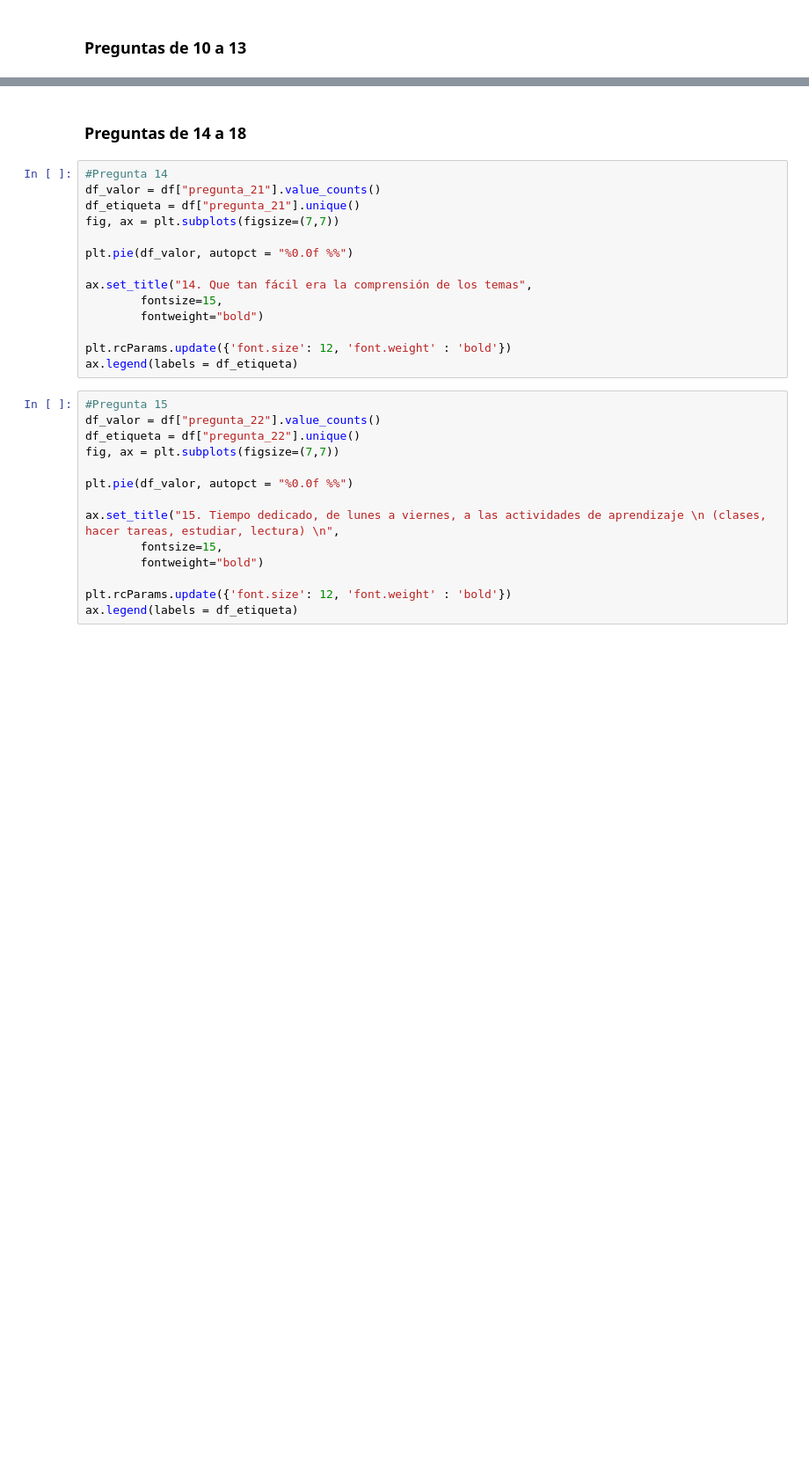
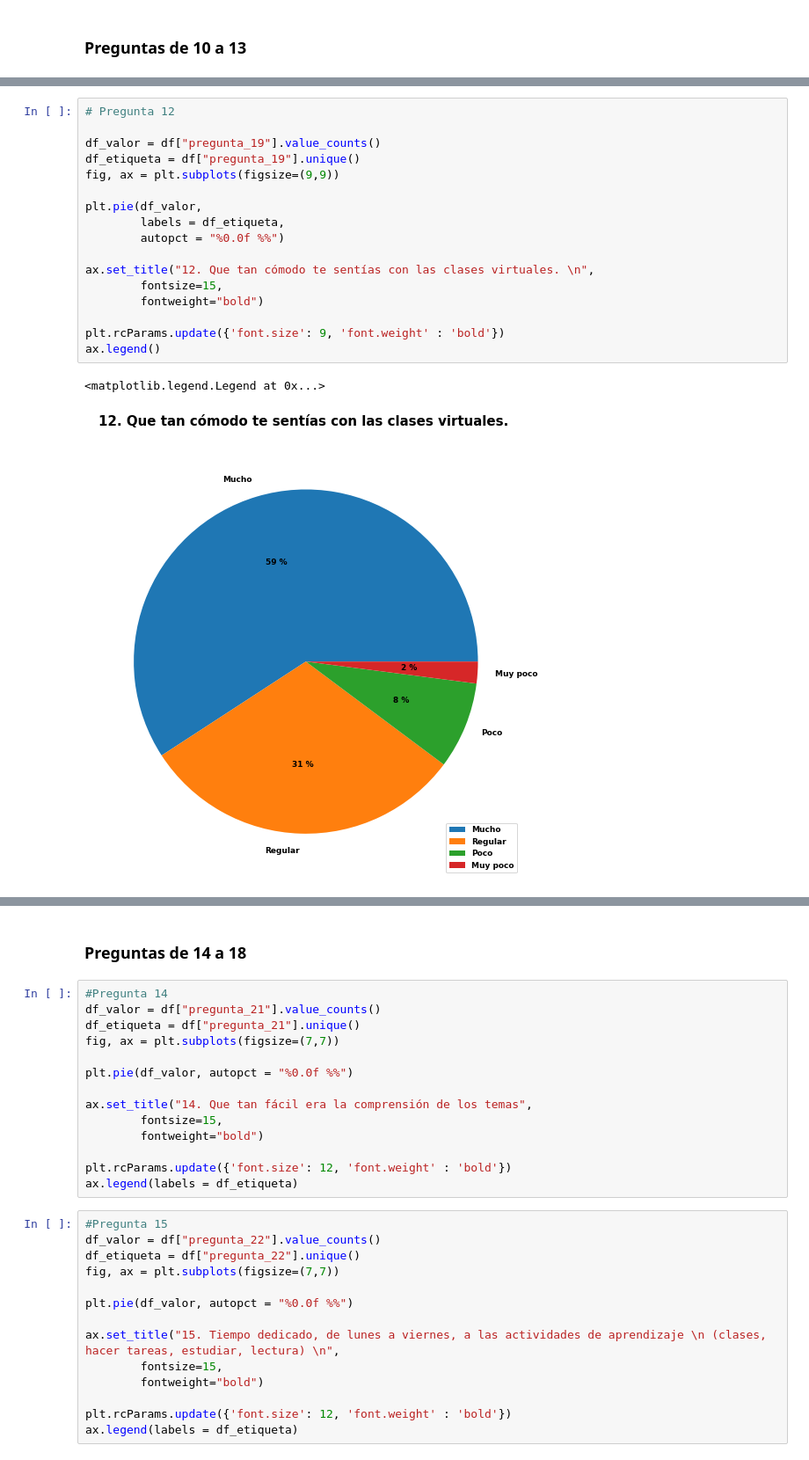
Before and after one commit to rubenramosDev/etl-python, a Jupyter notebook: 3er parcial/Graficas/GraficasIDGS.ipynb, the cells around one changed output, grey strips where cells are left out. Shown at 88% size. Drawn from its saved outputs; the diff is of its cells as text; blank space fills up the shorter version.

```diff
--- a/3er parcial/Graficas/GraficasIDGS.ipynb
+++ b/3er parcial/Graficas/GraficasIDGS.ipynb
@@ -206,0 +252,20 @@ ax.legend()
+# %%
+# Pregunta 12
+
+df_valor = df["pregunta_19"].value_counts()
+df_etiqueta = df["pregunta_19"].unique()
+fig, ax = plt.subplots(figsize=(9,9))
+
+plt.pie(df_valor,
+        labels = df_etiqueta,
+        autopct = "%0.0f %%")
+
+ax.set_title("12. Que tan cómodo te sentías con las clases virtuales. \n",
+        fontsize=15,
+        fontweight="bold")
+
+plt.rcParams.update({'font.size': 9, 'font.weight' : 'bold'})
+ax.legend()
+# %% [output]
+<matplotlib.legend.Legend at 0x...>
+[figure, added]
```
Also changed, not shown: parts of 6 cells of this notebook, 1 other file.
